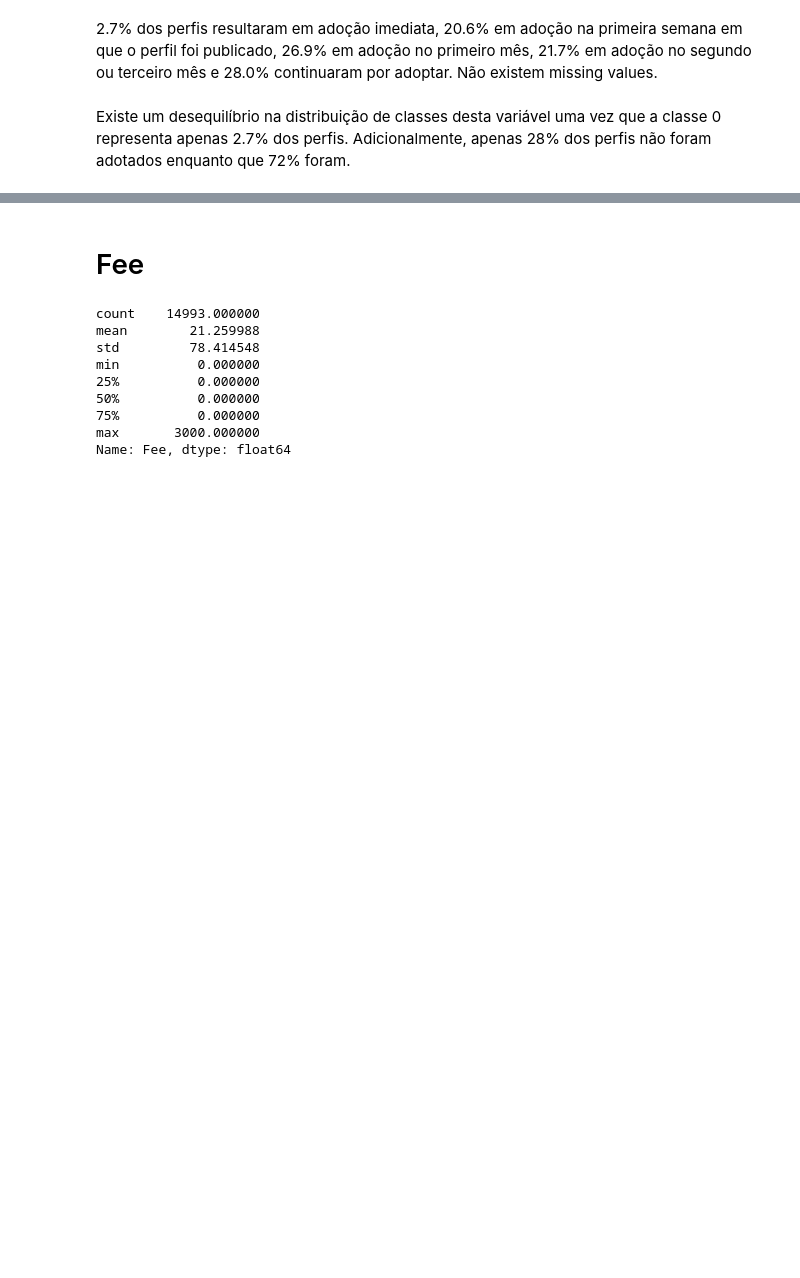
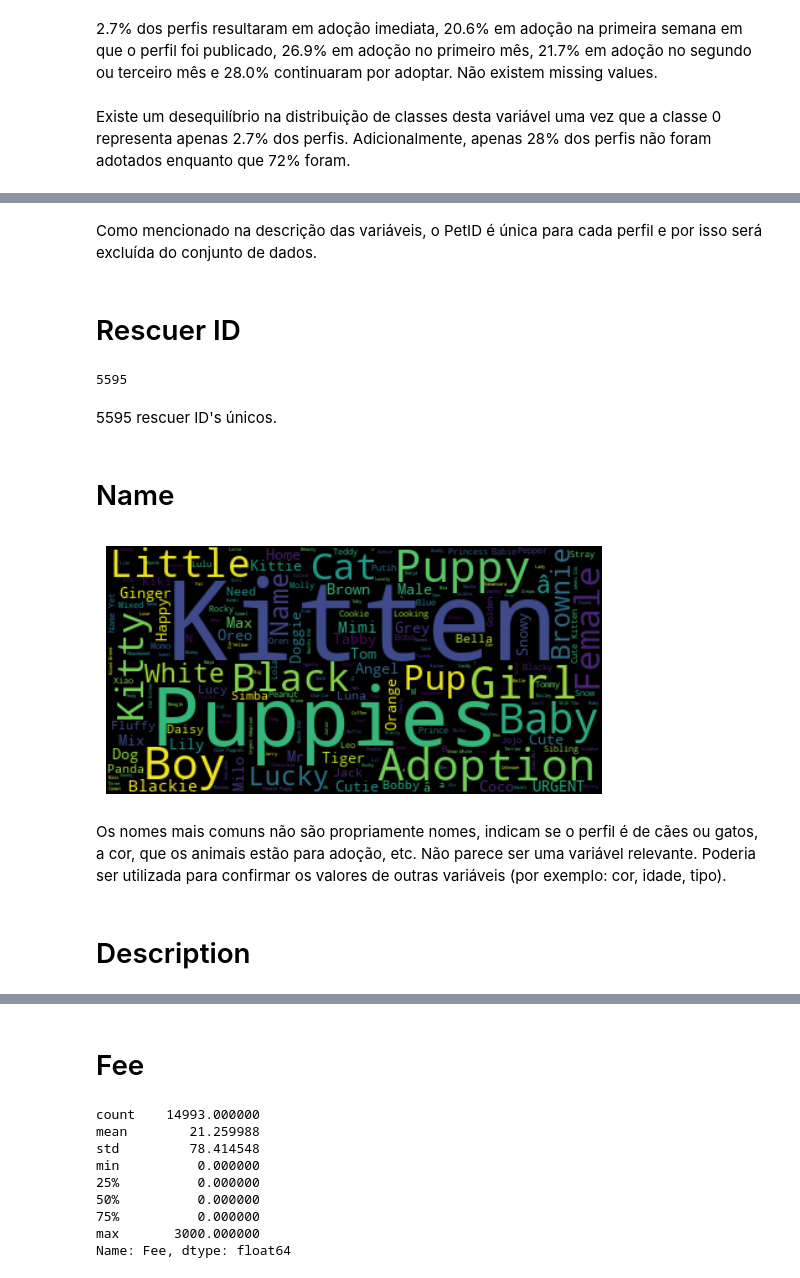
Before and after one commit to BolachinhaAmericana/MSc-MachineLearning, a Jupyter notebook: AA_202425_Project_ASM_V2.ipynb, the cells around one changed output, grey strips where cells are left out. Saved outputs shown, nothing was run; the diff lists cells and outputs as text; code cells hidden in the pictures; blank space fills up the shorter version.

Commit message:
two functions + non relevant variables
Added mybarplot and mycrosstab functions. PetID, RescuerID, Name and Description added.

```diff
--- a/AA_202425_Project_ASM_V2.ipynb
+++ b/AA_202425_Project_ASM_V2.ipynb
@@ -206,0 +259,25 @@ Existe um desequilíbrio na distribuição de classes desta variável uma vez qu
+# %% [markdown]
+Como mencionado na descrição das variáveis, o PetID é única para cada perfil e por isso será excluída do conjunto de dados.
+# %% [markdown]
+# Rescuer ID
+# %%
+df["RescuerID"].nunique()
+# %% [output]
+5595
+# %% [markdown]
+5595 rescuer ID's únicos.
+# %% [markdown]
+# Name
+# %%
+text = ' '.join(df['Name'].fillna('').values)
+wordcloud = WordCloud().generate(text)
+
+plt.imshow(wordcloud, interpolation='bilinear')
+plt.axis("off")
+plt.show()
+# %% [output]
+[figure, added]
+# %% [markdown]
+Os nomes mais comuns não são propriamente nomes, indicam se o perfil é de cães ou gatos, a cor, que os animais estão para adoção, etc. Não parece ser uma variável relevante. Poderia ser utilizada para confirmar os valores de outras variáveis (por exemplo: cor, idade, tipo).
+# %% [markdown]
+# Description
```
Also changed, not shown: parts of 37 cells of this notebook.
